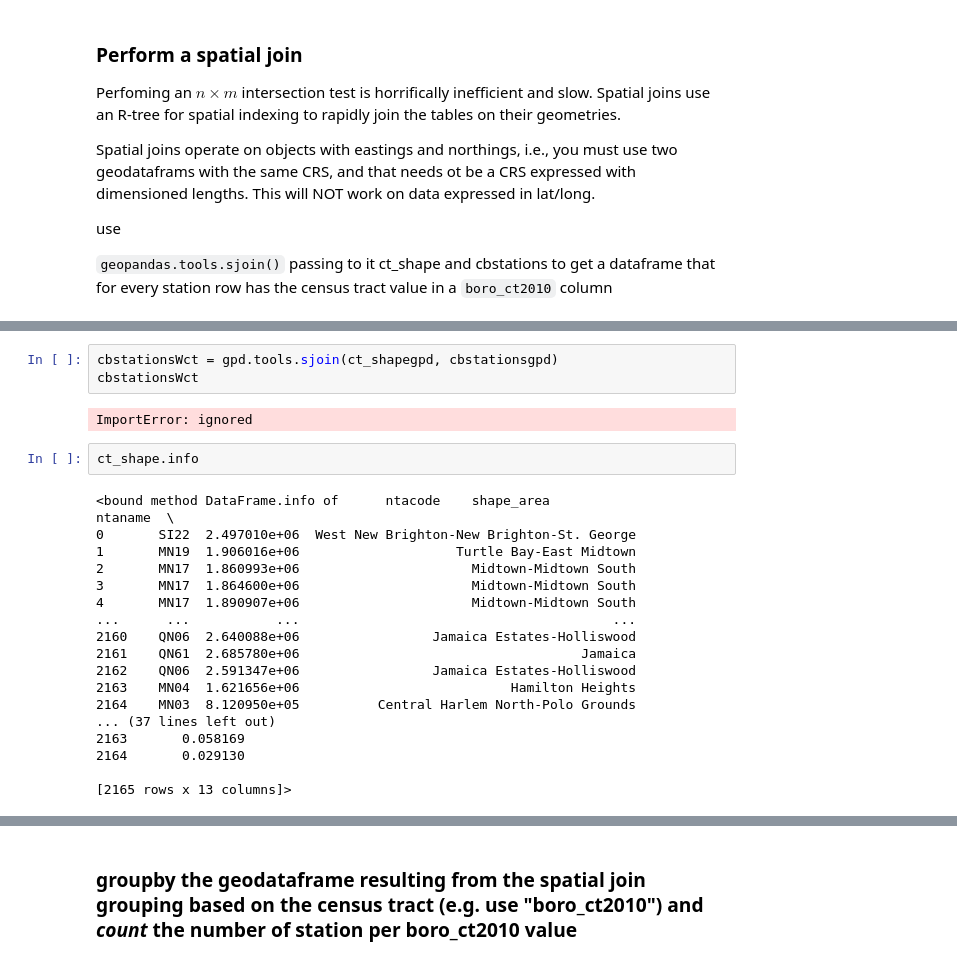
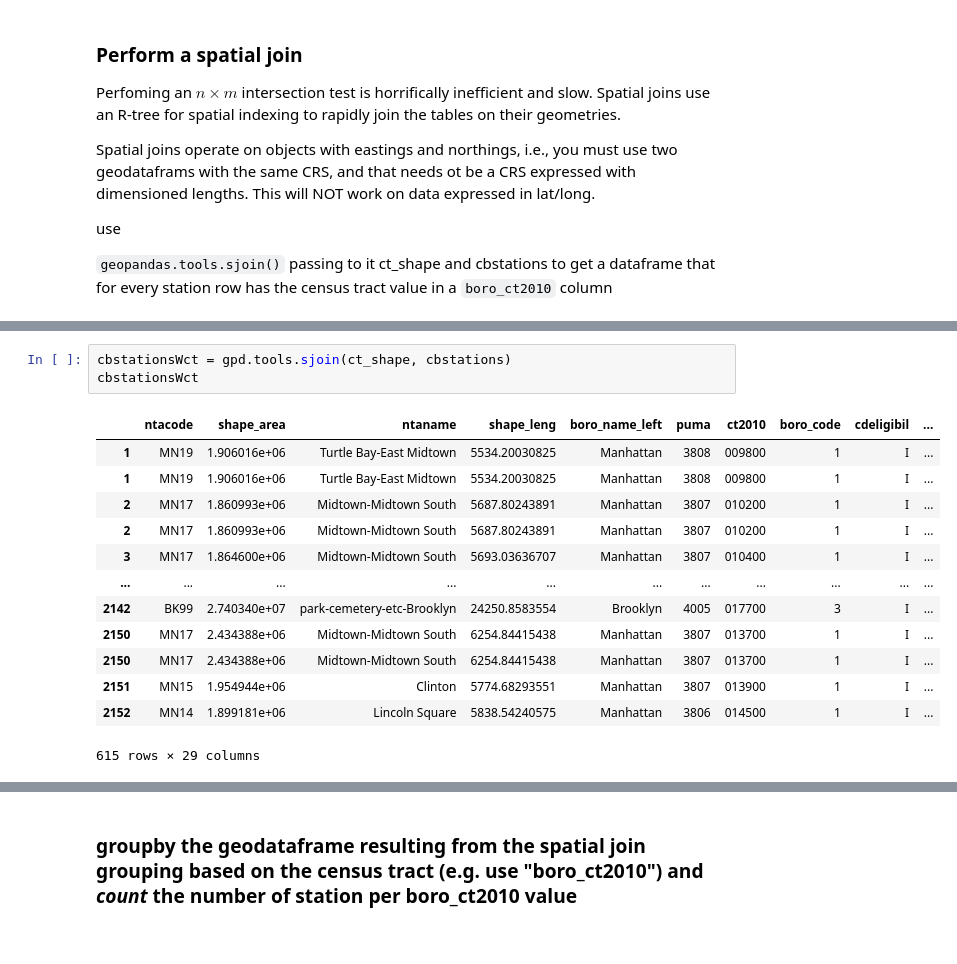
Before and after one commit to ReidelVichot/PUA2022_RVichot, a Jupyter notebook: HW4/Geospatial_NYCCitiBike_answer.ipynb, the cells around one changed output, grey strips where cells are left out. Drawn from its saved outputs; the diff is of its cells as text.

```diff
--- a/HW4/Geospatial_NYCCitiBike_answer.ipynb
+++ b/HW4/Geospatial_NYCCitiBike_answer.ipynb
@@ -476,25 +529,17 @@ cbstationsgpd = gpd.GeoDataFrame(cbstations)
 # %%
-cbstationsWct = gpd.tools.sjoin(ct_shapegpd, cbstationsgpd)
+cbstationsWct = gpd.tools.sjoin(ct_shape, cbstations)
 cbstationsWct
 # %% [output]
+|  | ntacode | shape_area | ntaname | shape_leng | boro_name_left | puma | ct2010 | boro_code | cdeligibil | ... |
+| 1 | MN19 | 1.906016e+06 | Turtle Bay-East Midtown | 5534.20030825 | Manhattan | 3808 | 009800 | 1 | I | ... |
+| 1 | MN19 | 1.906016e+06 | Turtle Bay-East Midtown | 5534.20030825 | Manhattan | 3808 | 009800 | 1 | I | ... |
+| 2 | MN17 | 1.860993e+06 | Midtown-Midtown South | 5687.80243891 | Manhattan | 3807 | 010200 | 1 | I | ... |
+| 2 | MN17 | 1.860993e+06 | Midtown-Midtown South | 5687.80243891 | Manhattan | 3807 | 010200 | 1 | I | ... |
+| 3 | MN17 | 1.864600e+06 | Midtown-Midtown South | 5693.03636707 | Manhattan | 3807 | 010400 | 1 | I | ... |
+| ... | ... | ... | ... | ... | ... | ... | ... | ... | ... | ... |
+| 2142 | BK99 | 2.740340e+07 | park-cemetery-etc-Brooklyn | 24250.8583554 | Brooklyn | 4005 | 017700 | 3 | I | ... |
+| 2150 | MN17 | 2.434388e+06 | Midtown-Midtown South | 6254.84415438 | Manhattan | 3807 | 013700 | 1 | I | ... |
+| 2150 | MN17 | 2.434388e+06 | Midtown-Midtown South | 6254.84415438 | Manhattan | 3807 | 013700 | 1 | I | ... |
+| 2151 | MN15 | 1.954944e+06 | Clinton | 5774.68293551 | Manhattan | 3807 | 013900 | 1 | I | ... |
+| 2152 | MN14 | 1.899181e+06 | Lincoln Square | 5838.54240575 | Manhattan | 3806 | 014500 | 1 | I | ... |
-ImportError: ignored
+615 rows × 29 columns
-# %%
-ct_shape.info
-# %% [output]
-<bound method DataFrame.info of      ntacode    shape_area                                    ntaname  \
-0       SI22  2.497010e+06  West New Brighton-New Brighton-St. George
-1       MN19  1.906016e+06                    Turtle Bay-East Midtown
-2       MN17  1.860993e+06                      Midtown-Midtown South
-3       MN17  1.864600e+06                      Midtown-Midtown South
-4       MN17  1.890907e+06                      Midtown-Midtown South
-...      ...           ...                                        ...
-2160    QN06  2.640088e+06                 Jamaica Estates-Holliswood
-2161    QN61  2.685780e+06                                    Jamaica
-2162    QN06  2.591347e+06                 Jamaica Estates-Holliswood
-2163    MN04  1.621656e+06                           Hamilton Heights
-2164    MN03  8.120950e+05          Central Harlem North-Polo Grounds
-... (37 lines left out)
-2163       0.058169
-2164       0.029130
-
-[2165 rows x 13 columns]>
```
Also changed, not shown: parts of 14 cells of this notebook.
